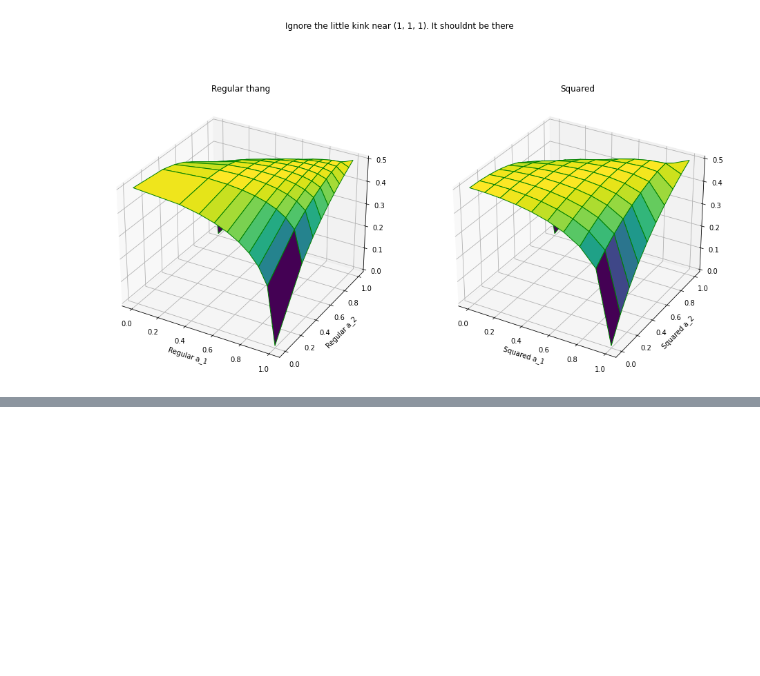
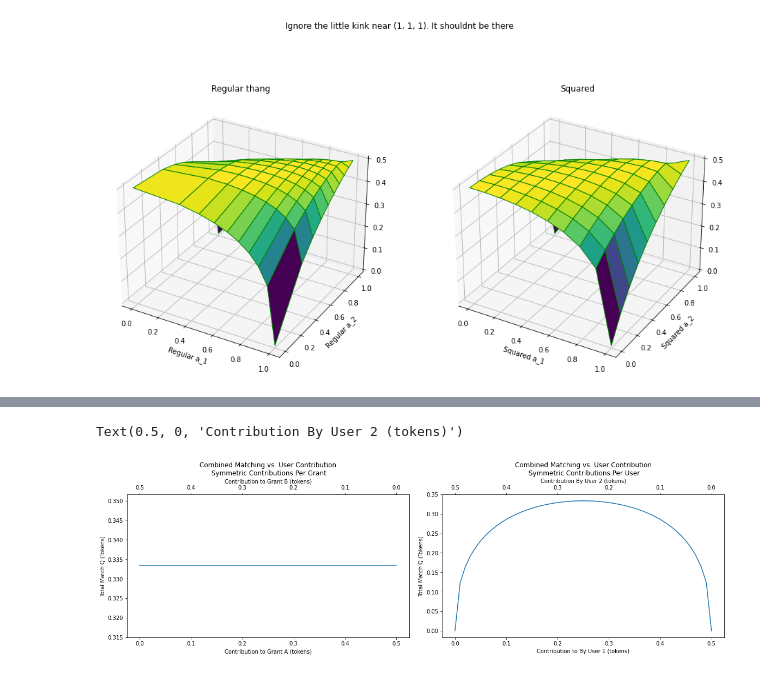
Before and after one commit to mlapan4/quadratic-funding-geometry, a Jupyter notebook: pymanopt-1.ipynb, the cells around one changed output, grey strips where cells are left out. Drawn from its saved outputs; the diff is of its cells as text; code cells hidden in the pictures; blank space fills up the shorter version.

```diff
--- a/pymanopt-1.ipynb
+++ b/pymanopt-1.ipynb
@@ -457,0 +538,42 @@ q
+# %%
+# Show that the optimal strategy is a continuous line segment
+total_budget = 1.
+budget_split = total_budget / 2
+contribution_a = np.arange(0,.51,.01)
+contribution_b = contribution_a[::-1]
+
+def a2b(a):
+    return budget_split - a
+
+def b2a(b):
+    return -b + budget_split
+
+# Use the same contribution for grant a and grant b for each user
+a = np.sqrt(contribution_a)
+b = np.sqrt(contribution_b)
+
+def Q(a1, a2, b1, b2):
+    return (a1 * a2 + b1 * b2)/(1 + a1 * a2 + b1 * b2)
+
+combined_match = Q(a, a, b, b)
+
+fig, (ax1, ax2) = plt.subplots(1, 2, figsize=(16,5), constrained_layout=True)
+
+ax1.plot(contribution_a ,combined_match)
+ax1.set_xlabel('Contribution to Grant A (tokens)')
+ax1.set_ylabel('Total Match Q (Tokens)')
+ax1.set_title('Combined Matching vs. User Contribution\n Symmetric Contributions Per Grant')
+secax = ax1.secondary_xaxis('top', functions=(a2b, b2a))
+secax.set_xlabel('Contribution to Grant B (tokens)')
+
+combined_match = Q(a, b, a, b)
+
+ax2.plot(contribution_a ,combined_match)
+ax2.set_xlabel('Contribution to By User 1 (tokens)')
+ax2.set_ylabel('Total Match Q (Tokens)')
+ax2.set_title('Combined Matching vs. User Contribution\n Symmetric Contributions Per User')
+secax = ax2.secondary_xaxis('top', functions=(a2b, b2a))
+secax.set_xlabel('Contribution By User 2 (tokens)')
+# %% [output]
+Text(0.5, 0, 'Contribution By User 2 (tokens)')
+[figure, added]
```
Also changed, not shown: parts of 13 cells of this notebook.
